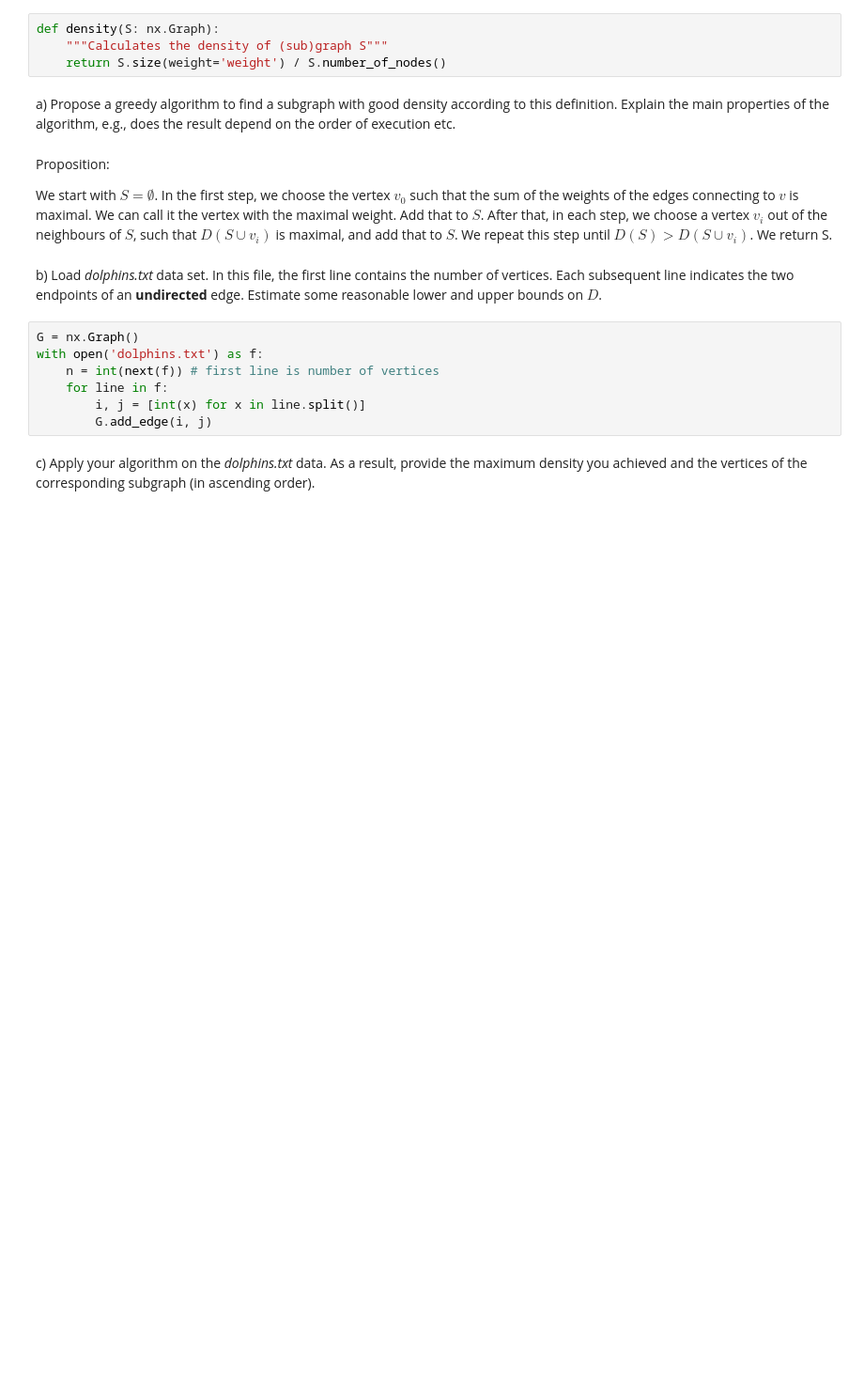
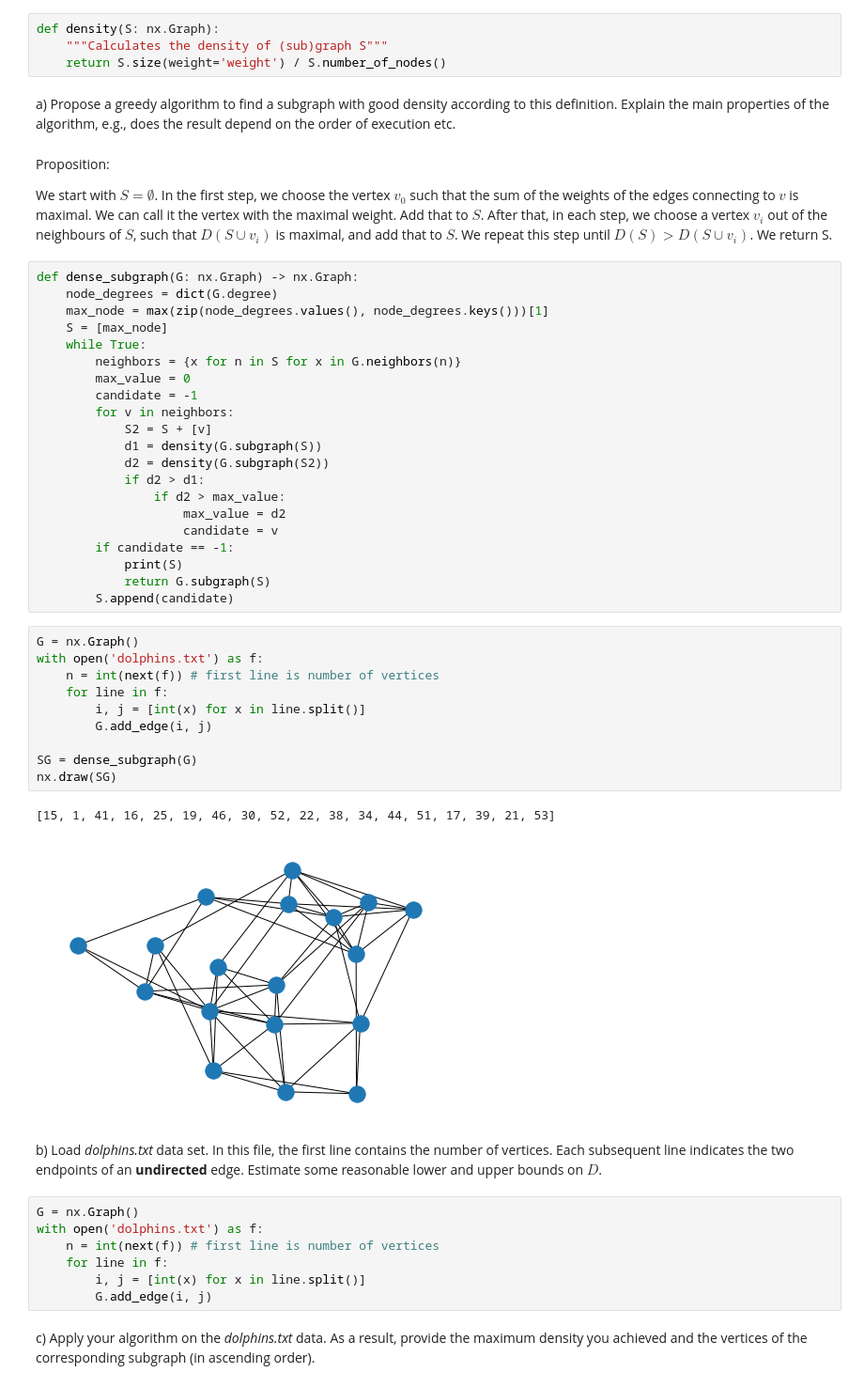
Before and after one commit to banditar/DataMining-2022-aalto, a Jupyter notebook: Assignment 4/Homweork4.ipynb, the cells around one changed output. Shown: that part at 94% size. Saved outputs shown, nothing was run; the diff lists cells and outputs as text; blank space fills up the shorter version.

```diff
--- a/Assignment 4/Homweork4.ipynb
+++ b/Assignment 4/Homweork4.ipynb
@@ -36,6 +36,40 @@ We start with $S = \emptyset$.
 In the first step, we choose the vertex $v_0$ such that the sum of the weights of the edges connecting to $v$ is maximal. We can call it the vertex with the maximal weight. Add that to $S$.
 After that, in each step, we choose a vertex $v_i$ out of the neighbours of $S$, such that $D(S \cup v_i)$ is maximal, and add that to $S$. We repeat this step until $D(S) > D(S \cup v_i)$.
 We return S.
+# %%
+def dense_subgraph(G: nx.Graph) -> nx.Graph:
+    node_degrees = dict(G.degree)
+    max_node = max(zip(node_degrees.values(), node_degrees.keys()))[1]
+    S = [max_node]
+    while True:
+        neighbors = {x for n in S for x in G.neighbors(n)}
+        max_value = 0
+        candidate = -1
+        for v in neighbors:
+            S2 = S + [v]
+            d1 = density(G.subgraph(S))
+            d2 = density(G.subgraph(S2))
+            if d2 > d1:
+                if d2 > max_value:
+                    max_value = d2
+                    candidate = v
+        if candidate == -1:
+            print(S)
+            return G.subgraph(S)
+        S.append(candidate)
+# %%
+G = nx.Graph()
+with open('dolphins.txt') as f:
+    n = int(next(f)) # first line is number of vertices
+    for line in f:
+        i, j = [int(x) for x in line.split()]
+        G.add_edge(i, j)
+
+SG = dense_subgraph(G)
+nx.draw(SG)
+# %% [output]
+[15, 1, 41, 16, 25, 19, 46, 30, 52, 22, 38, 34, 44, 51, 17, 39, 21, 53]
+[figure, added]
 # %% [markdown]
 b) Load _dolphins.txt_ data set. In this file, the first line contains the number of vertices. Each subsequent line indicates the two endpoints of an **undirected** edge. Estimate some reasonable lower and upper bounds on $D$.
 # %%
```
